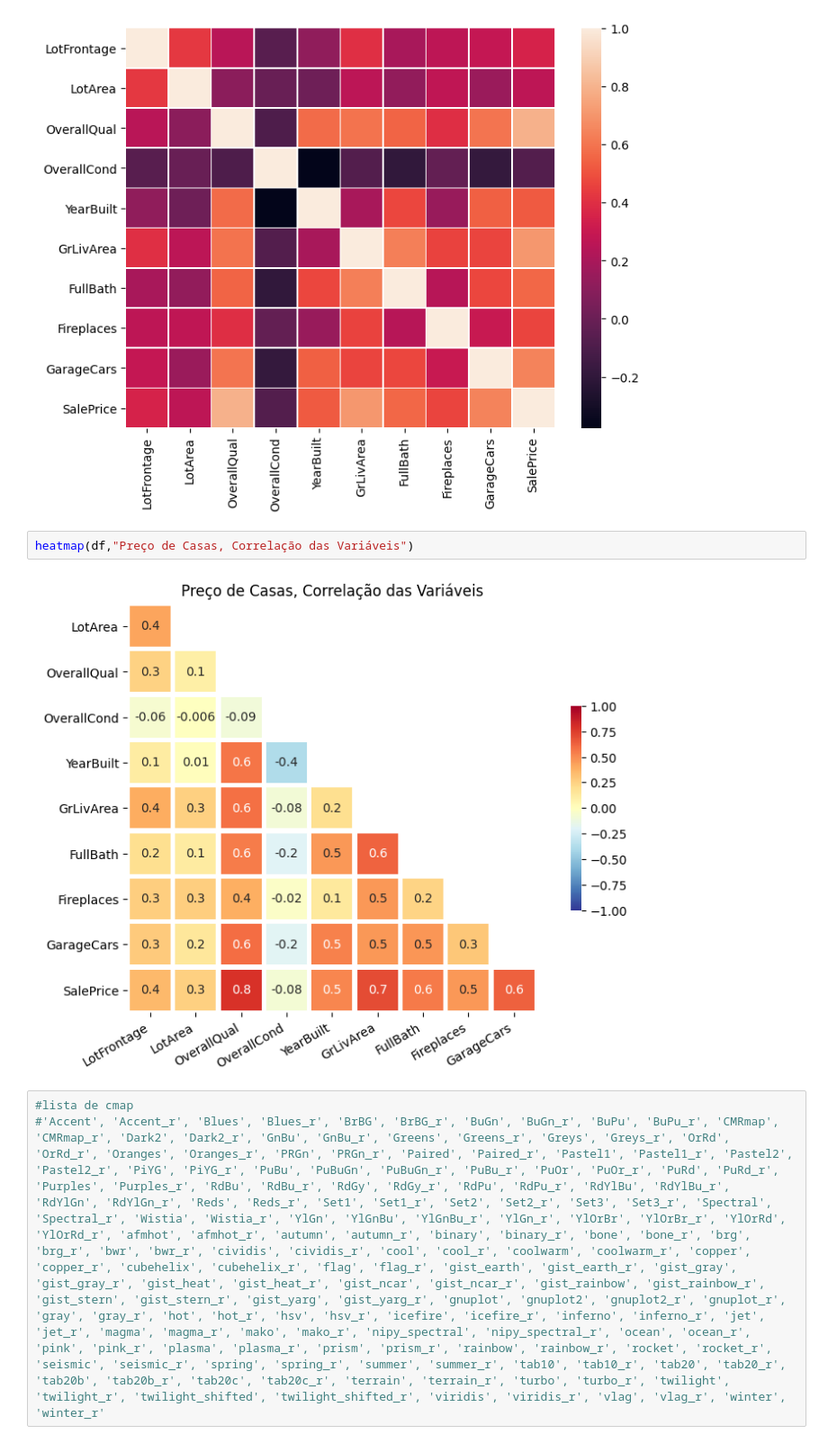
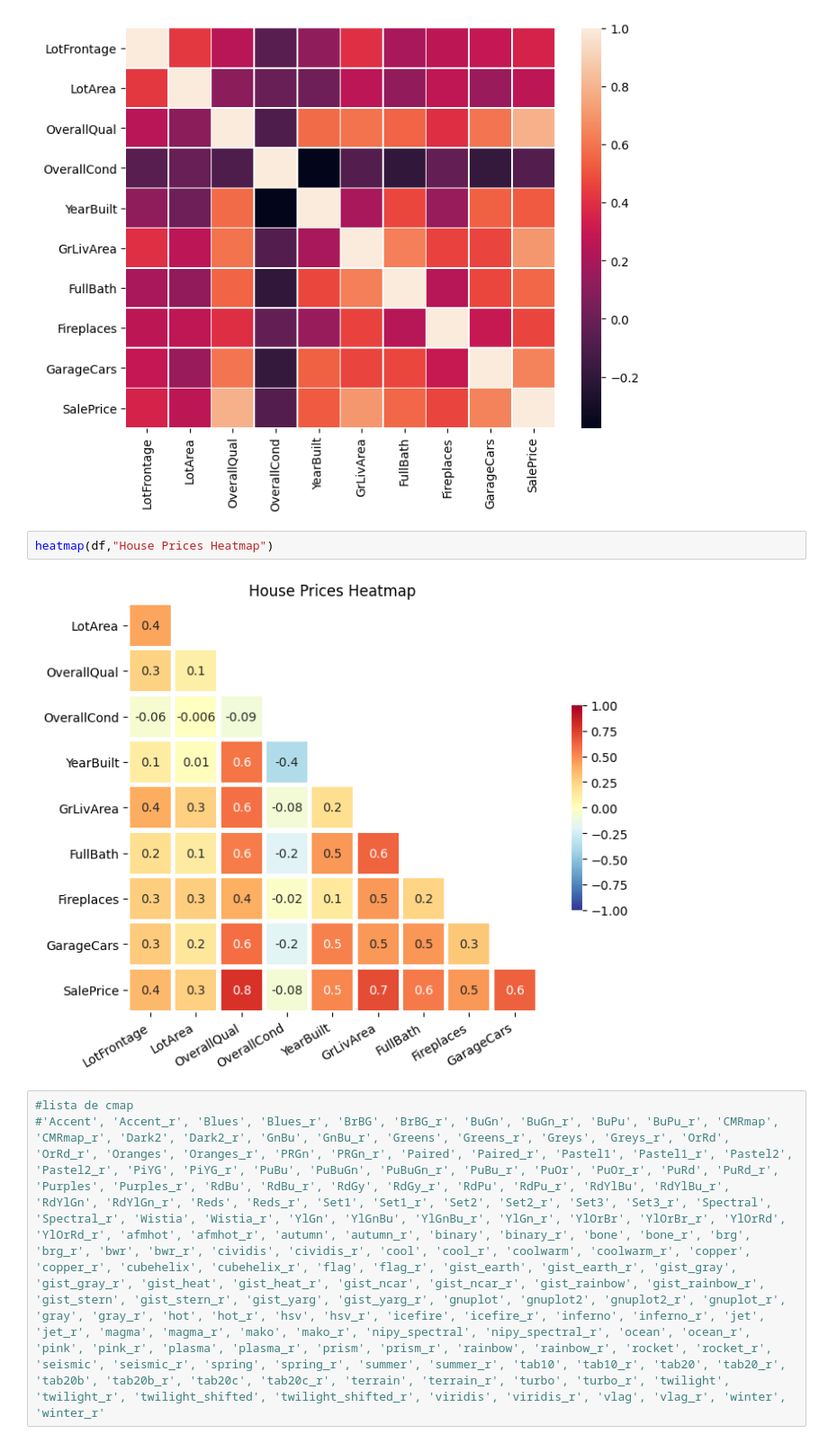
Before and after one commit to marceloperes72/DataViz, a Jupyter notebook: Heatmap.ipynb, the cells around one changed output. Shown at 90% size. Saved outputs shown, nothing was run; the diff lists cells and outputs as text.

```diff
--- a/Heatmap.ipynb
+++ b/Heatmap.ipynb
@@ -107,9 +107,9 @@ a = df.corr()
 ax = sns.heatmap(a, linewidth=0.5)
 # %% [output]
 [figure]
-# %%
-heatmap(df,"Preço de Casas, Correlação das Variáveis")
-# %% [output]
-[figure, removed]
+# %%
+heatmap(df,"House Prices Heatmap")
+# %% [output]
+[figure, added]
 # %%
 #lista de cmap
```
